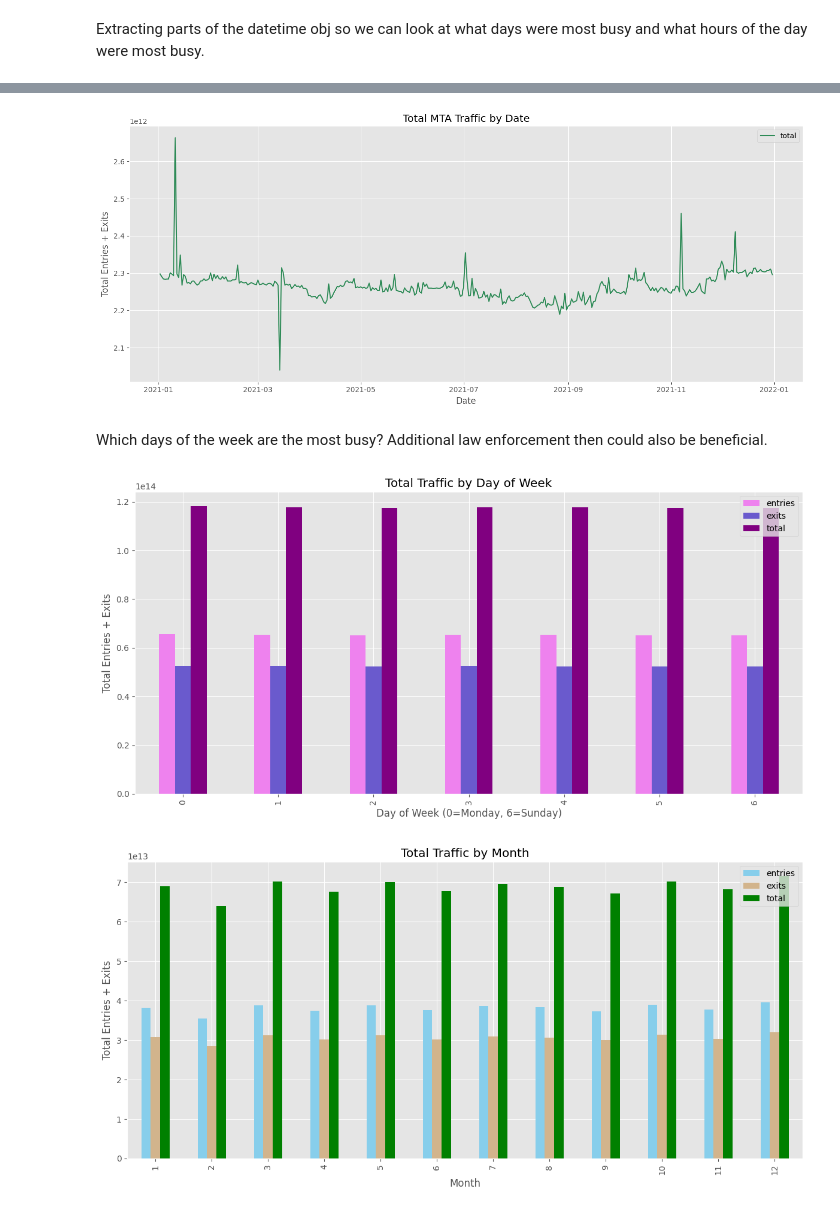
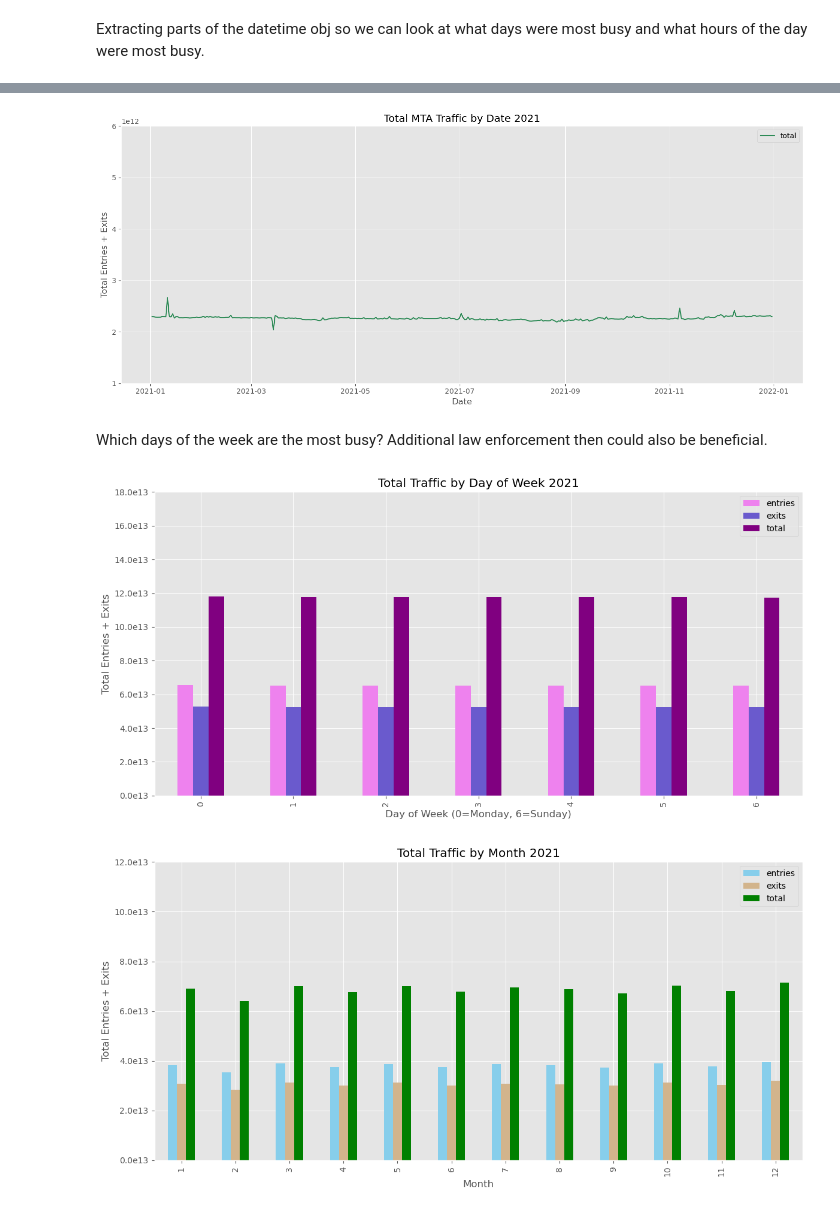
Before and after one commit to Hafiz6092/Fare-Evaders, a Jupyter notebook: backend/MTA_Turnstiles_2021.ipynb, the cells around one changed output, grey strips where cells are left out. Cells and saved outputs as stored; diff of their text form; code cells hidden in the pictures.

Commit message:
graph update
Standardized Graphs and include Years in the Titles

```diff
--- a/backend/MTA_Turnstiles_2021.ipynb
+++ b/backend/MTA_Turnstiles_2021.ipynb
@@ -255,13 +264,15 @@ plt.show()
 # %%
 daily_traffic.plot(
-    y='total', figsize=(14, 6), title='Total MTA Traffic by Date', color='seagreen'
+    y='total', figsize=(14, 6), title='Total MTA Traffic by Date 2021', color='seagreen'
 )
+
+plt.ylim(1e12, 6e12)
 plt.xlabel("Date")
 plt.ylabel("Total Entries + Exits")
 plt.tight_layout()
 plt.show()
 # %% [output]
-[figure, old version]
+[figure, new version]
 # %% [markdown]
 Which days of the week are the most busy? Additional law enforcement then could also be beneficial.
 # %%
@@ -274,30 +285,37 @@ weekly_traffic = (
 )
 
 # Plot
-weekly_traffic.plot(kind='bar', figsize=(12, 6), title='Total Traffic by Day of Week', color=['violet', 'slateblue', 'purple'])
+weekly_traffic.plot(kind='bar', figsize=(12, 6), title='Total Traffic by Day of Week 2021', color=['violet', 'slateblue', 'purple'])
+
+plt.gca().yaxis.set_major_formatter(ticker.FuncFormatter(lambda x, _: f'{x*1e-13:.1f}e13'))
+plt.ylim(0, 1.8e14)
+
 plt.xlabel("Day of Week (0=Monday, 6=Sunday)")
 plt.ylabel("Total Entries + Exits")
 plt.tight_layout()
 plt.show()
 # %% [output]
-[figure, old version]
+[figure, new version]
 # %%
 mta_2021['month'] = mta_2021['datetime'].dt.month
 
 monthly_traffic = (
     mta_2021.groupby('month')[['entries', 'exits']]
     .sum()
     .assign(total=lambda df: df['entries'] + df['exits'])
 )
 
-monthly_traffic.plot(kind='bar', figsize=(12, 6), title='Total Traffic by Month', color=['skyblue', 'tan', 'green'])
+monthly_traffic.plot(kind='bar', figsize=(12, 6), title='Total Traffic by Month 2021', color=['skyblue', 'tan', 'green'])
+
+plt.gca().yaxis.set_major_formatter(ticker.FuncFormatter(lambda x, _: f'{x*1e-13:.1f}e13'))
+plt.ylim(0, 1.2e14)
 
 plt.xlabel('Month')
 plt.ylabel('Total Entries + Exits')
 plt.tight_layout()
 plt.show()
 # %% [output]
-[figure, old version]
+[figure, new version]
 # %%
 # Group by hour and summarize
 hourly_traffic = (
```
Also changed, not shown: parts of 10 cells of this notebook, 4 other files.
